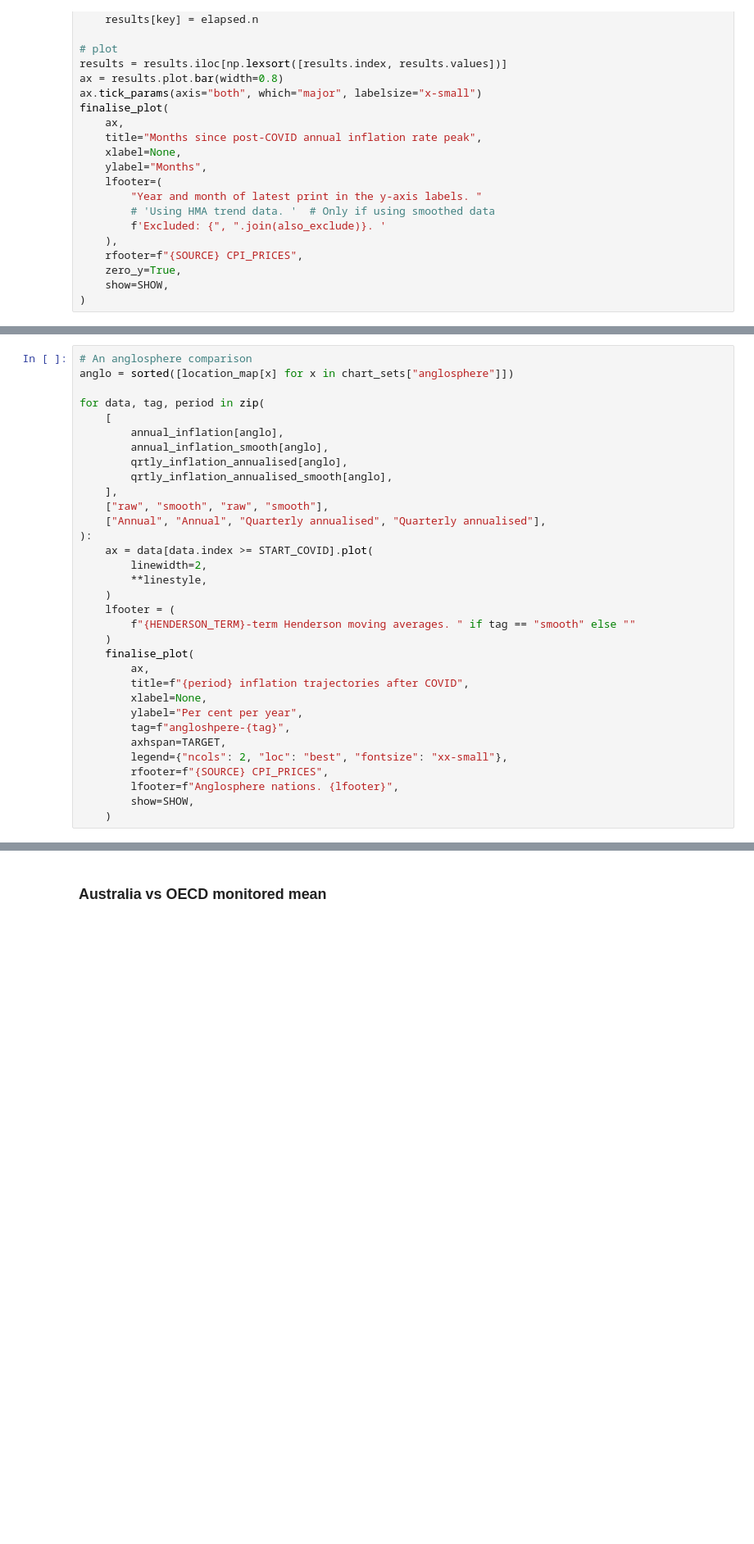
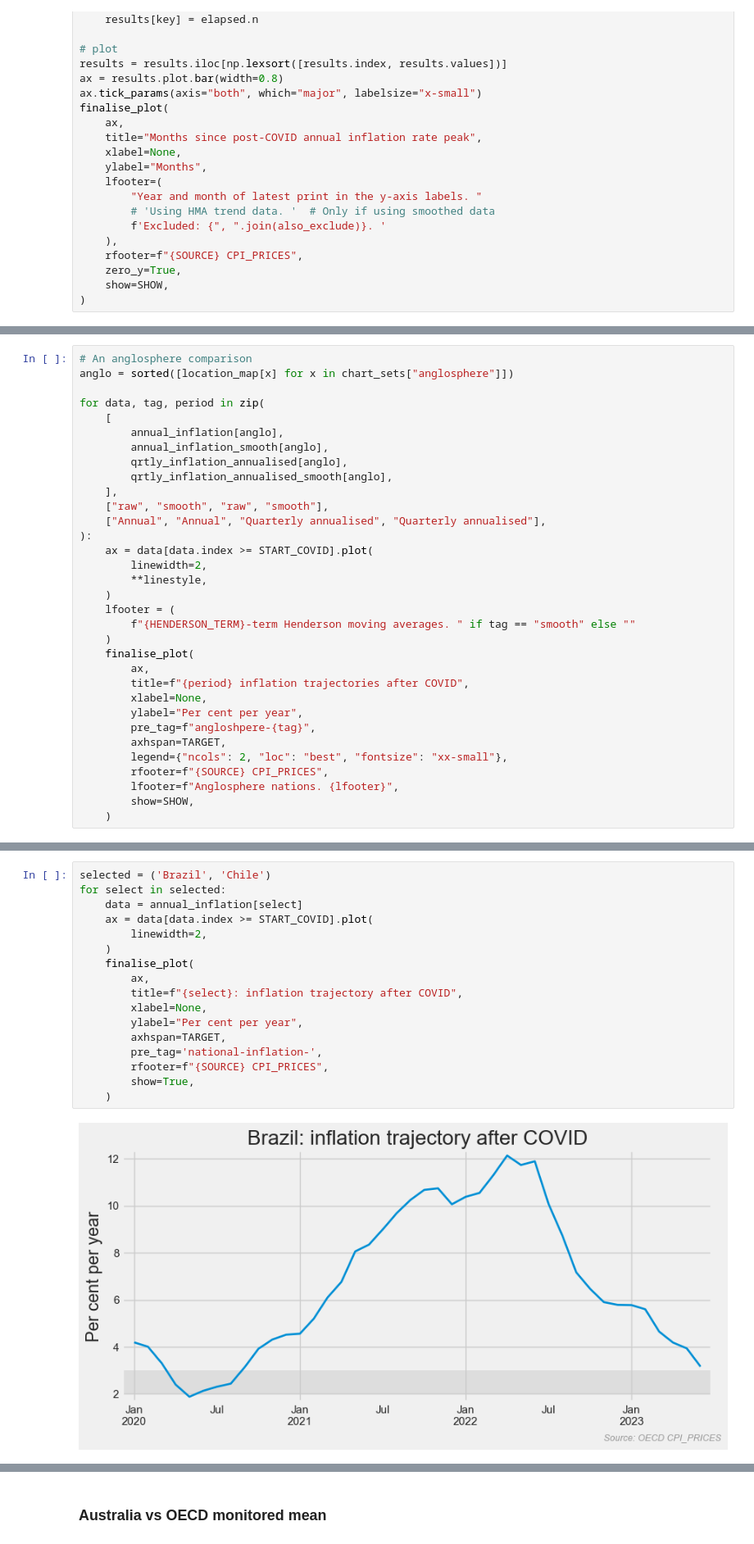
Before and after one commit to bpalmer4/Charts-based-on-ABS-data, a Jupyter notebook: notebooks/OECD international comparisons.ipynb, the cells around one changed output, grey strips where cells are left out. Shown at 82% size. Drawn from its saved outputs; the diff is of its cells as text; blank space fills up the shorter version.

```diff
--- a/notebooks/OECD international comparisons.ipynb
+++ b/notebooks/OECD international comparisons.ipynb
@@ -890,7 +890,7 @@ for data, tag, period in zip(
         title=f"{period} inflation trajectories after COVID",
         xlabel=None,
         ylabel="Per cent per year",
-        tag=f"angloshpere-{tag}",
+        pre_tag=f"angloshpere-{tag}",
         axhspan=TARGET,
         legend={"ncols": 2, "loc": "best", "fontsize": "xx-small"},
         rfooter=f"{SOURCE} CPI_PRICES",
@@ -899,0 +902,19 @@ for data, tag, period in zip(
+# %%
+selected = ('Brazil', 'Chile')
+for select in selected:
+    data = annual_inflation[select]
+    ax = data[data.index >= START_COVID].plot(
+        linewidth=2,
+    )
+    finalise_plot(
+        ax,
+        title=f"{select}: inflation trajectory after COVID",
+        xlabel=None,
+        ylabel="Per cent per year",
+        axhspan=TARGET,
+        pre_tag='national-inflation-',
+        rfooter=f"{SOURCE} CPI_PRICES",
+        show=True,
+    )
+# %% [output]
+[figure, added]
```
Also changed, not shown: parts of 16 cells of this notebook, 8 other files.
